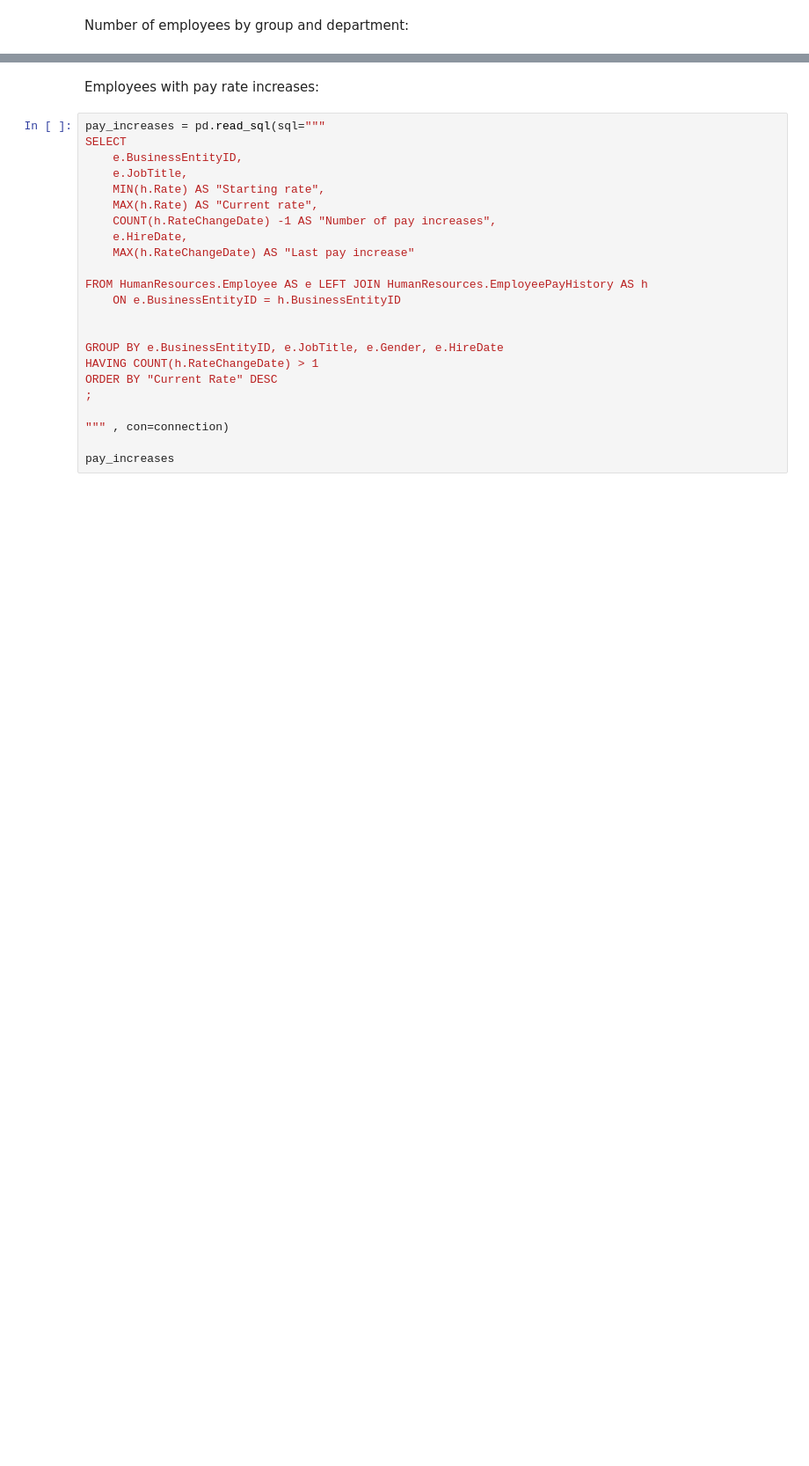
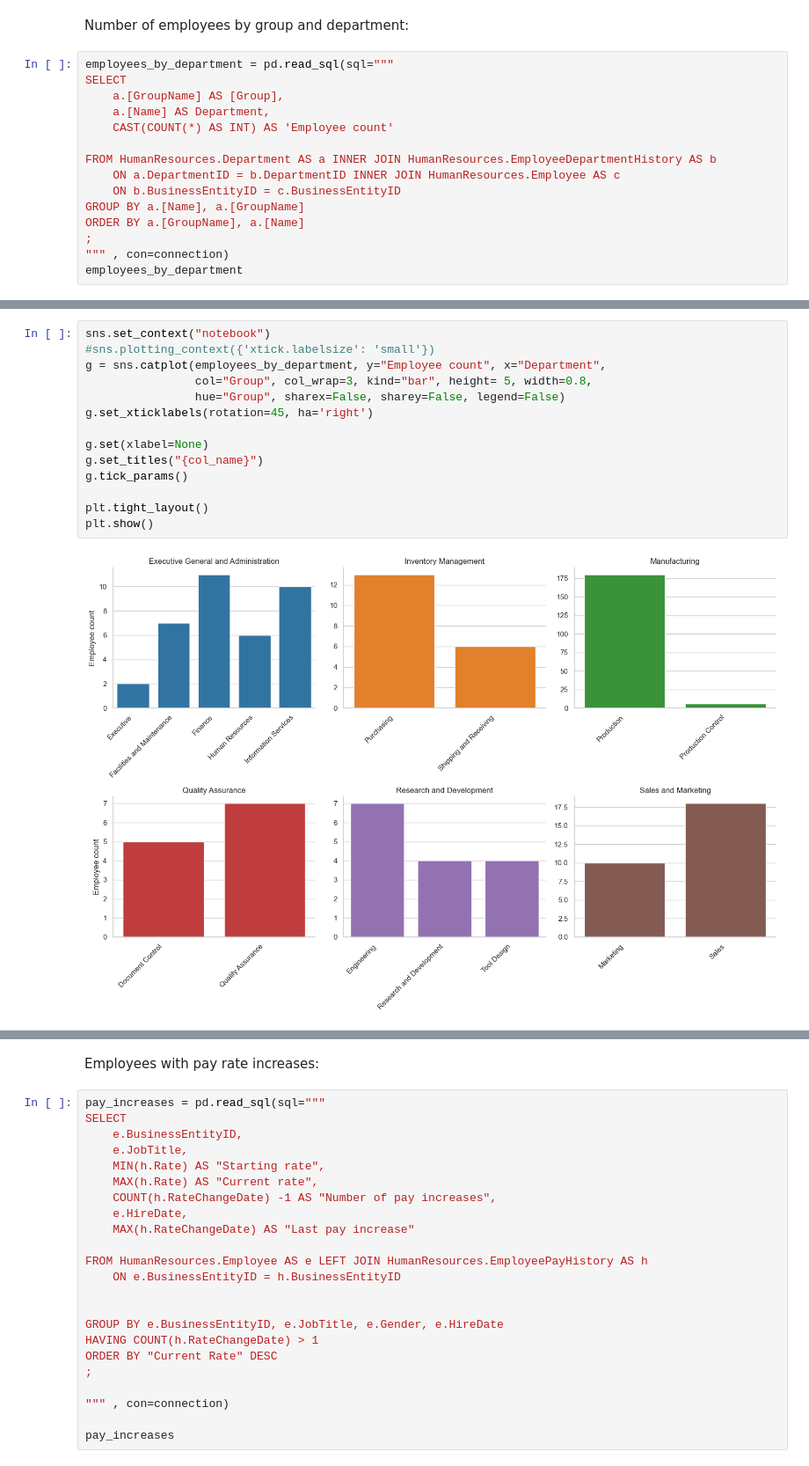
Before and after one commit to PieRatCat/SQL-stuff, a Jupyter notebook: SQL_kunskapskontroll/queries1.ipynb, the cells around one changed output, grey strips where cells are left out. Shown at 88% size. Cells and saved outputs as stored; diff of their text form; blank space fills up the shorter version.

```diff
--- a/SQL_kunskapskontroll/queries1.ipynb
+++ b/SQL_kunskapskontroll/queries1.ipynb
@@ -55,2 +24,17 @@ employees_by_department
 # %% [markdown]
 Number of employees by group and department:
+# %%
+employees_by_department = pd.read_sql(sql="""
+SELECT
+	a.[GroupName] AS [Group],
+	a.[Name] AS Department,
+	CAST(COUNT(*) AS INT) AS 'Employee count'
+
+FROM HumanResources.Department AS a INNER JOIN HumanResources.EmployeeDepartmentHistory AS b
+	ON a.DepartmentID = b.DepartmentID INNER JOIN HumanResources.Employee AS c
+	ON b.BusinessEntityID = c.BusinessEntityID
+GROUP BY a.[Name], a.[GroupName]
+ORDER BY a.[GroupName], a.[Name]
+;
+""" , con=connection)
+employees_by_department
@@ -57,3 +59,19 @@ Number of employees by group and department:
+# %%
+sns.set_context("notebook")
+#sns.plotting_context({'xtick.labelsize': 'small'})
+g = sns.catplot(employees_by_department, y="Employee count", x="Department",
+                col="Group", col_wrap=3, kind="bar", height= 5, width=0.8,
+                hue="Group", sharex=False, sharey=False, legend=False)
+g.set_xticklabels(rotation=45, ha='right')
+
+g.set(xlabel=None)
+g.set_titles("{col_name}")
+g.tick_params()
+
+plt.tight_layout()
+plt.show()
+# %% [output]
+[figure, added]
 # %%
 fig = px.treemap(employees_by_department, path=['Group', 'Department', 'Employee count'], color='Group', color_discrete_sequence=px.colors.qualitative.T10)
 fig.update_layout(coloraxis_showscale=False)
```
Also changed, not shown: parts of 6 cells of this notebook.
